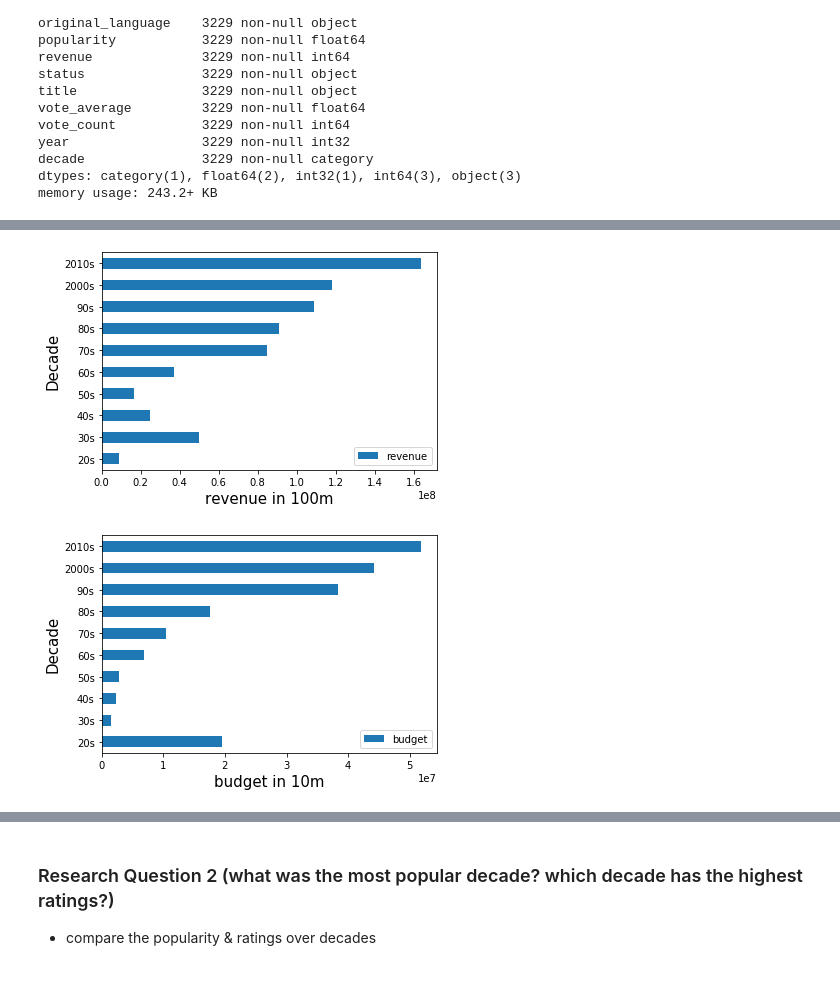
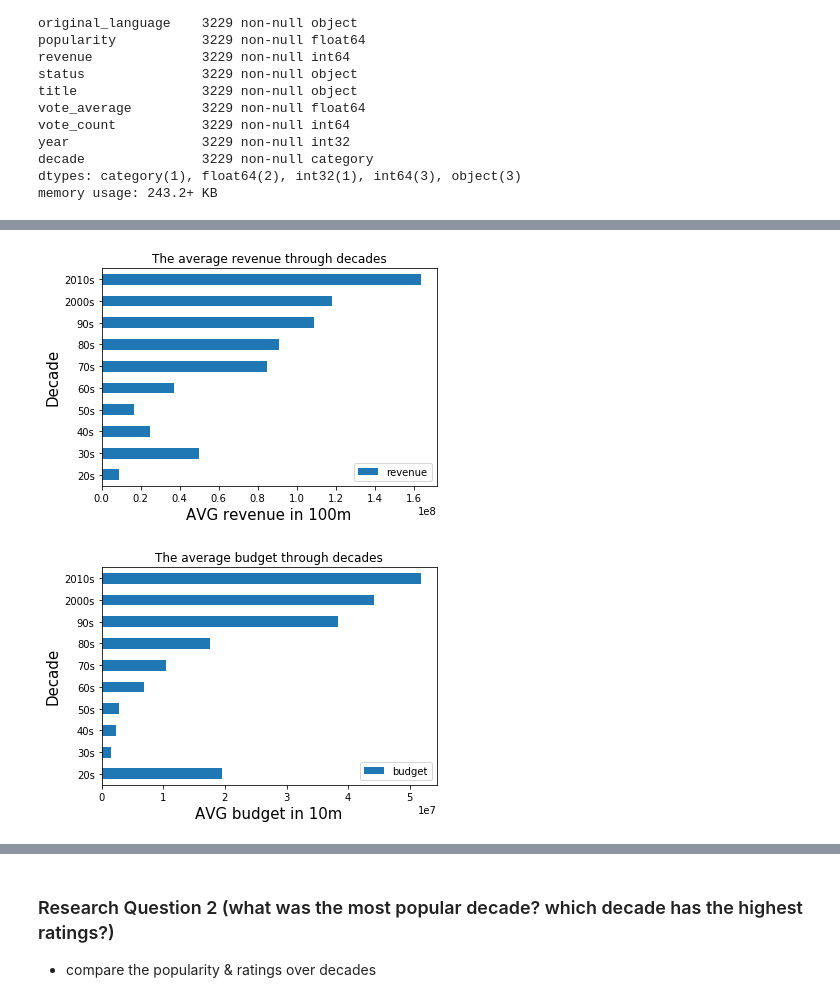
Before and after one commit to Abdalrahman-Bebars/TMDB_Movies, a Jupyter notebook: TMDB_movies/TMDB_movies_investigation.ipynb, the cells around one changed output, grey strips where cells are left out. Saved outputs shown, nothing was run; the diff lists cells and outputs as text; code cells hidden in the pictures.

```diff
--- a/TMDB_movies/TMDB_movies_investigation.ipynb
+++ b/TMDB_movies/TMDB_movies_investigation.ipynb
@@ -232,0 +250,5 @@ memory usage: 243.2+ KB
+# %%
+def labels_func(xl,yl,title):
+    plt.title(title, fontsize=12)
+    plt.xlabel(xl, fontsize=15)
+    plt.ylabel(yl, fontsize= 15)
@@ -233,14 +259,14 @@ memory usage: 243.2+ KB
 # %%
+# group data by decades and visualizing the average revenue of each decade
 df.groupby('decade')['revenue'].mean().plot(kind='barh')
-plt.xlabel('revenue in 100m', fontsize=15)
-plt.ylabel('Decade', fontsize= 15)
+labels_func('AVG revenue in 100m','Decade','The average revenue through decades')
 plt.legend();
 # %% [output]
-[figure, old version]
+[figure, new version]
 # %%
+# group data by decades and visualizing the average budget of each decade
 df.groupby('decade')['budget'].mean().plot(kind='barh')
-plt.xlabel('budget in 10m', fontsize=15)
-plt.ylabel('Decade', fontsize= 15)
+labels_func('AVG budget in 10m','Decade','The average budget through decades')
 plt.legend();
 # %% [output]
-[figure, old version]
+[figure, new version]
```
Also changed, not shown: parts of 48 cells of this notebook, 1 other file.
